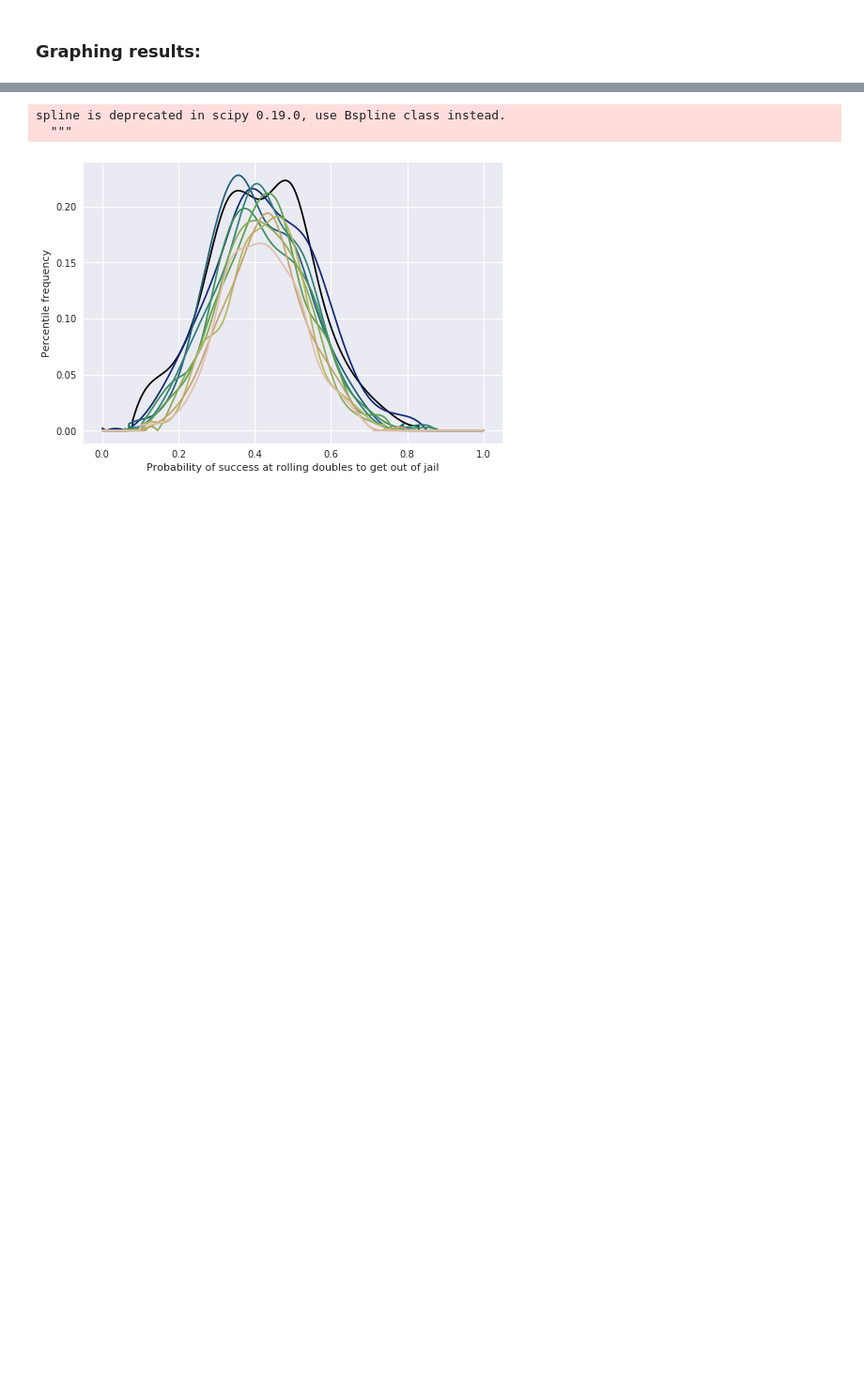
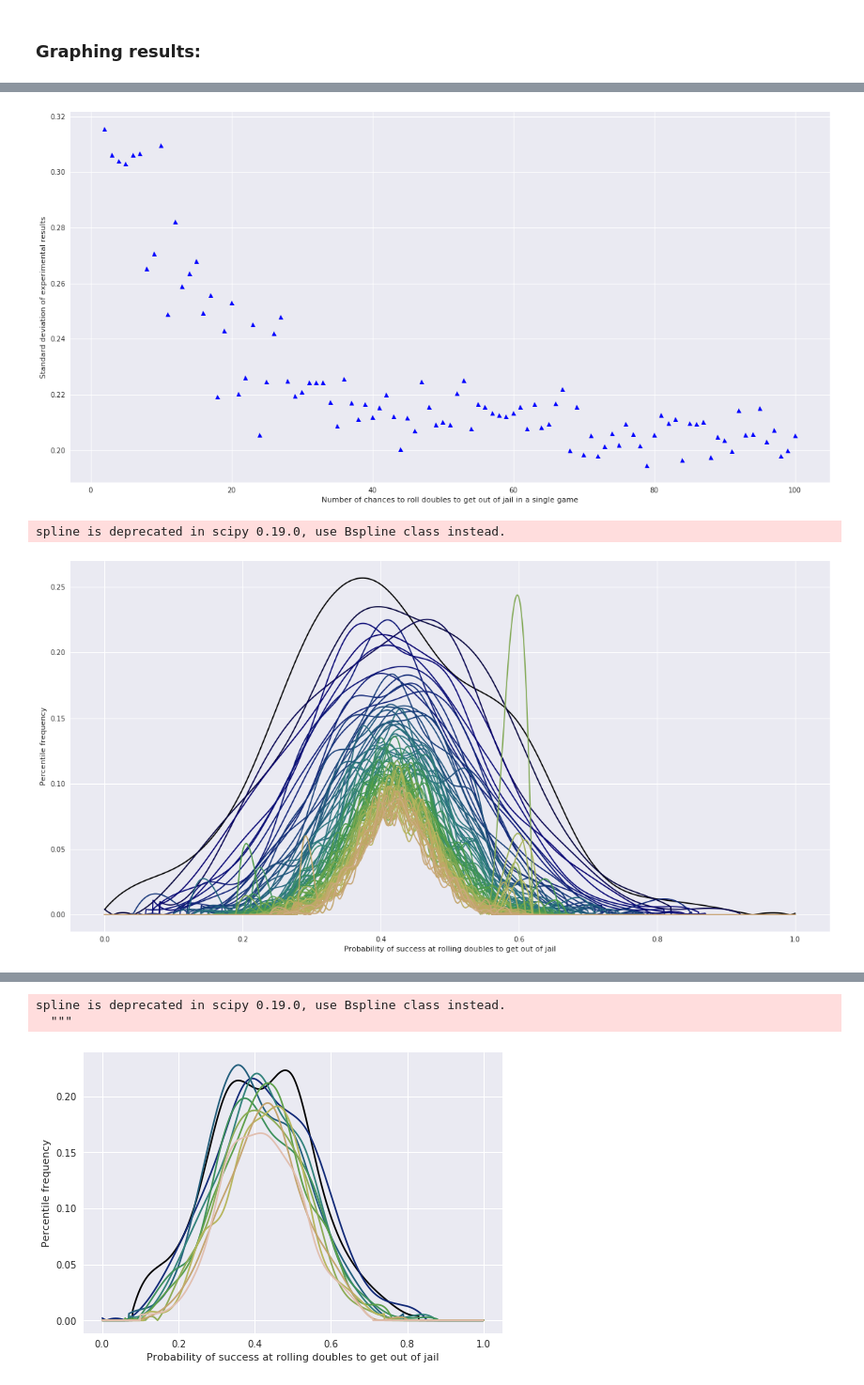
Before and after one commit to bellentuck/Maths, a Jupyter notebook: dice-rolls.ipynb, the cells around one changed output, grey strips where cells are left out. Shown at 94% size. Drawn from its saved outputs; the diff is of its cells as text; code cells hidden in the pictures; blank space fills up the shorter version.

```diff
--- a/dice-rolls.ipynb
+++ b/dice-rolls.ipynb
@@ -212 +222,8 @@ graphStd(testData)
+# %%
+graphStd(data1000trials)
+graphData(data1000trials)
+# %% [output]
+[figure, added]
+spline is deprecated in scipy 0.19.0, use Bspline class instead.
+[figure, added]
 # %%
```
Also changed, not shown: parts of 15 cells of this notebook.
